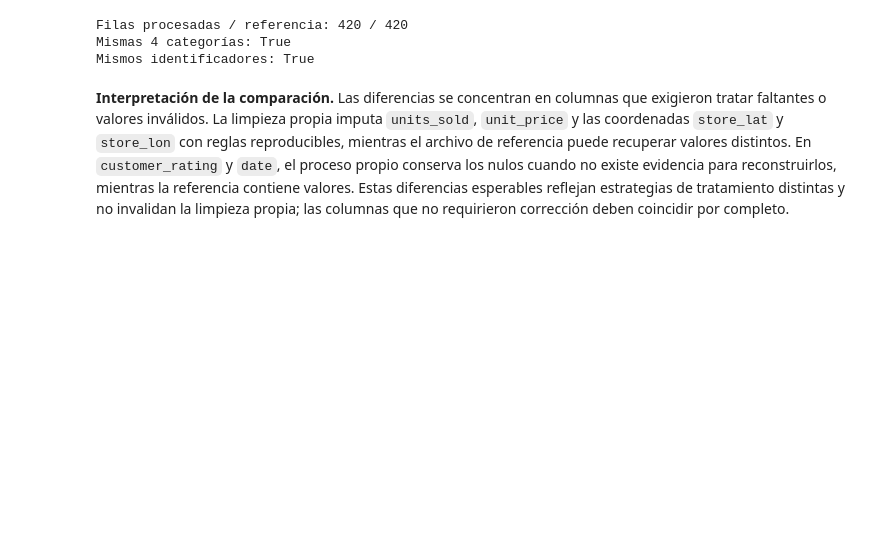
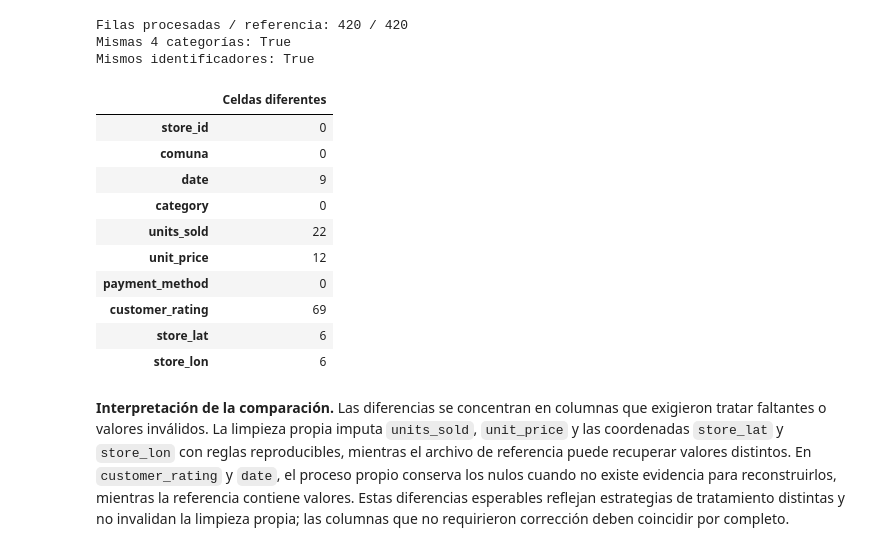
Before and after one commit to jjresher/challenge1-afj-retail, a Jupyter notebook: notebooks/taller_practico_01_analisis.ipynb, the cells around one changed output. Saved outputs shown, nothing was run; the diff lists cells and outputs as text; code cells hidden in the pictures; blank space fills up the shorter version.

```diff
--- a/notebooks/taller_practico_01_analisis.ipynb
+++ b/notebooks/taller_practico_01_analisis.ipynb
@@ -816,31 +816,45 @@ Mismos identificadores: True
 # %%
 # Comparación valor por valor, alineada por el identificador de cada transacción.
 propio_alineado = df.set_index("transaction_id").sort_index()
 referencia_alineada = df_limpio.set_index("transaction_id").sort_index()
 
 if not propio_alineado.index.equals(referencia_alineada.index):
     raise ValueError("Los conjuntos de transaction_id no coinciden")
 
 columnas_comunes = propio_alineado.columns.intersection(referencia_alineada.columns)
 propio_comparable = propio_alineado[columnas_comunes].copy()
 referencia_comparable = referencia_alineada[columnas_comunes].copy()
 
 # Se normalizan las fechas para no contar como diferencia un cambio exclusivo de tipo.
 propio_comparable["date"] = pd.to_datetime(propio_comparable["date"], errors="coerce")
 referencia_comparable["date"] = pd.to_datetime(
     referencia_comparable["date"], errors="coerce"
 )
 
-difieren = propio_comparable.ne(referencia_comparable)
-ambos_nulos = propio_comparable.isna() & referencia_comparable.isna()
+nulos_propios = propio_comparable.isna()
+nulos_referencia = referencia_comparable.isna()
+solo_uno_es_nulo = nulos_propios.ne(nulos_referencia)
+valores_distintos = propio_comparable.ne(referencia_comparable).fillna(False)
 diferencias_por_columna = (
-    (difieren & ~ambos_nulos)
+    (solo_uno_es_nulo | valores_distintos)
     .sum()
     .astype("int64")
     .rename("Celdas diferentes")
     .to_frame()
 )
 diferencias_por_columna
+# %% [output]
+|  | Celdas diferentes |
+| store_id | 0 |
+| comuna | 0 |
+| date | 9 |
+| category | 0 |
+| units_sold | 22 |
+| unit_price | 12 |
+| payment_method | 0 |
+| customer_rating | 69 |
+| store_lat | 6 |
+| store_lon | 6 |
 # %% [markdown]
 **Interpretación de la comparación.** Las diferencias se concentran en columnas que exigieron
 tratar faltantes o valores inválidos. La limpieza propia imputa `units_sold`, `unit_price` y las
```
Also changed, not shown: parts of 2 cells of this notebook.
